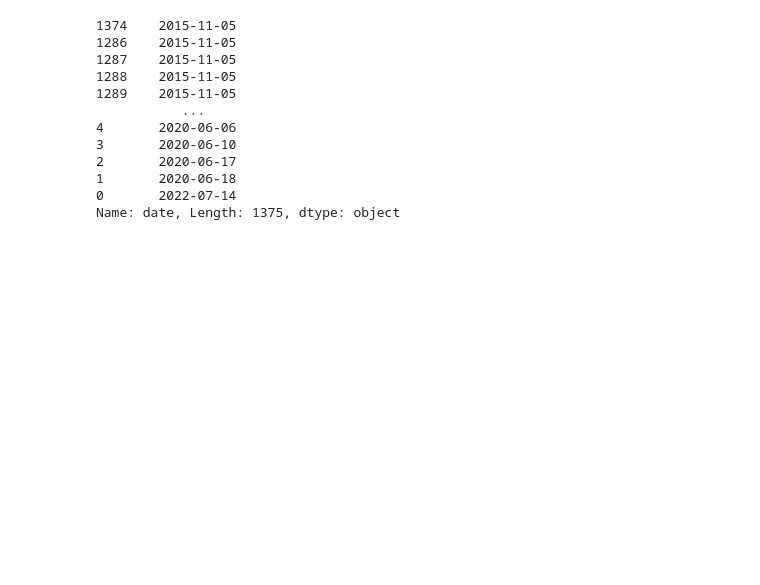
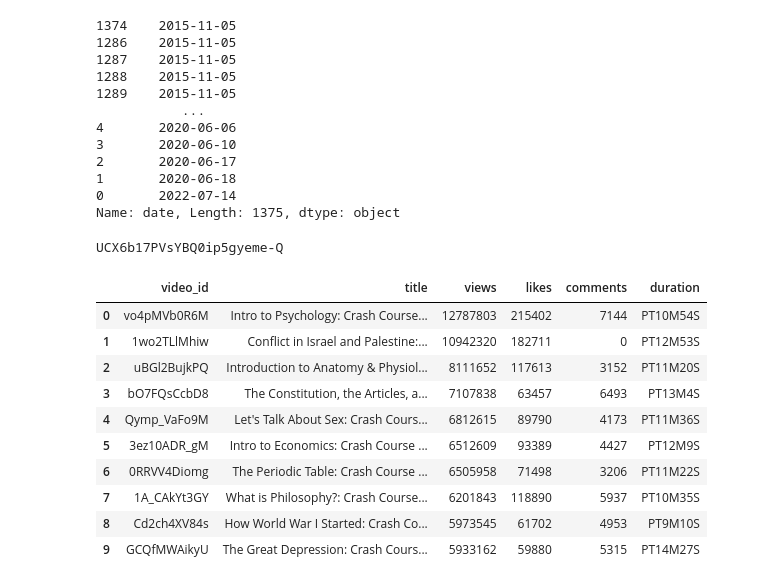
Before and after one commit to awaubreyw/aubrey_dissertation, a Jupyter notebook: src/get_sentiment_vader.ipynb, the cells around one changed output. Cells and saved outputs as stored; diff of their text form; code cells hidden in the pictures; blank space fills up the shorter version.

```diff
--- a/src/get_sentiment_vader.ipynb
+++ b/src/get_sentiment_vader.ipynb
@@ -686,3 +686,59 @@ Name: date, Length: 1375, dtype: object
 
 #print('Number of comments = '+str(len(total_comments)))
 #print('Number of non duplicate dates = '+str(len(dates1)))
+# %%
+#hardcoded...
+file = 'results/crashcourse.json'
+data = None
+
+with open(file, 'r') as f:
+    data = json.load(f)
+
+channel_id, stats = data.popitem()
+print(channel_id)
+
+channel_stats = stats['channel_statistics']
+
+video_stats = stats['video_data']
+# %% [output]
+UCX6b17PVsYBQ0ip5gyeme-Q
+# %%
+#analyse video stats
+#video_stats.items() value returned after df.popitem()
+sorted_vids = sorted(video_stats.items(), key=lambda item: int(item[1]['viewCount']), reverse=True)
+#in reverse/descending order so most views in the beginning
+
+stats = []
+for vid in sorted_vids:
+    video_id = vid[0]
+    title = vid[1]['title']
+    views = int(vid[1]['viewCount'])
+    likes = int(vid[1]['likeCount'])
+
+    #sometimes videos have comments disabled so some might not have the key 'commentCount'
+    key = "commentCount"
+    if key in vid[1].keys():
+        comments = int(vid[1]["commentCount"])
+    else:
+        comments = 0
+
+    duration = vid[1]['duration']
+    stats.append([video_id, title, views, likes, comments, duration])
+
+df = pd.DataFrame(stats, columns=['video_id', 'title', 'views', 'likes', 'comments','duration'])
+
+df.head(10)
+#prints the sorted vids by most views/based on viewCount
+#Top 10 videos correlation with comment sentiment?
+# %% [output]
+|  | video_id | title | views | likes | comments | duration |
+| 0 | vo4pMVb0R6M | Intro to Psychology: Crash Course... | 12787803 | 215402 | 7144 | PT10M54S |
+| 1 | 1wo2TLlMhiw | Conflict in Israel and Palestine:... | 10942320 | 182711 | 0 | PT12M53S |
+| 2 | uBGl2BujkPQ | Introduction to Anatomy & Physiol... | 8111652 | 117613 | 3152 | PT11M20S |
+| 3 | bO7FQsCcbD8 | The Constitution, the Articles, a... | 7107838 | 63457 | 6493 | PT13M4S |
+| 4 | Qymp_VaFo9M | Let's Talk About Sex: Crash Cours... | 6812615 | 89790 | 4173 | PT11M36S |
+| 5 | 3ez10ADR_gM | Intro to Economics: Crash Course ... | 6512609 | 93389 | 4427 | PT12M9S |
+| 6 | 0RRVV4Diomg | The Periodic Table: Crash Course ... | 6505958 | 71498 | 3206 | PT11M22S |
+| 7 | 1A_CAkYt3GY | What is Philosophy?: Crash Course... | 6201843 | 118890 | 5937 | PT10M35S |
+| 8 | Cd2ch4XV84s | How World War I Started: Crash Co... | 5973545 | 61702 | 4953 | PT9M10S |
+| 9 | GCQfMWAikyU | The Great Depression: Crash Cours... | 5933162 | 59880 | 5315 | PT14M27S |
```
Also changed, not shown: parts of 5 cells of this notebook.
